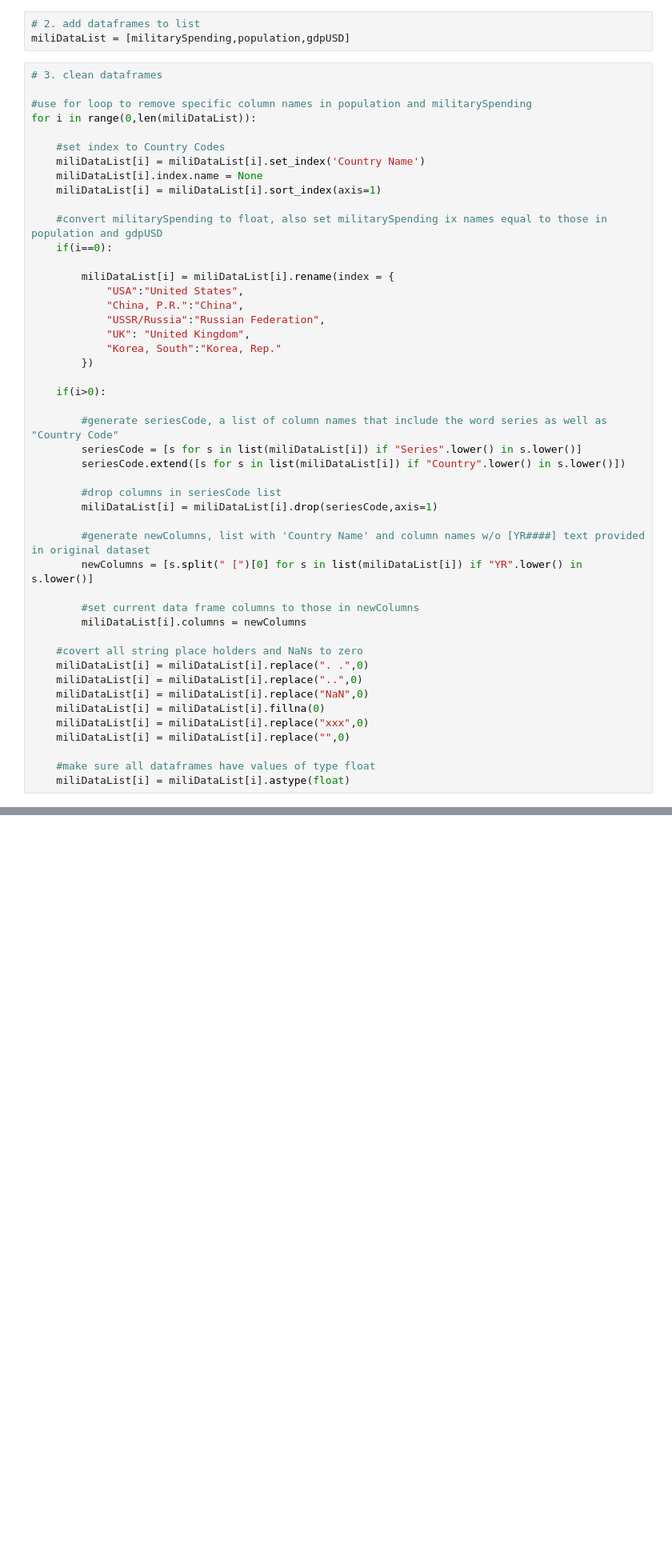
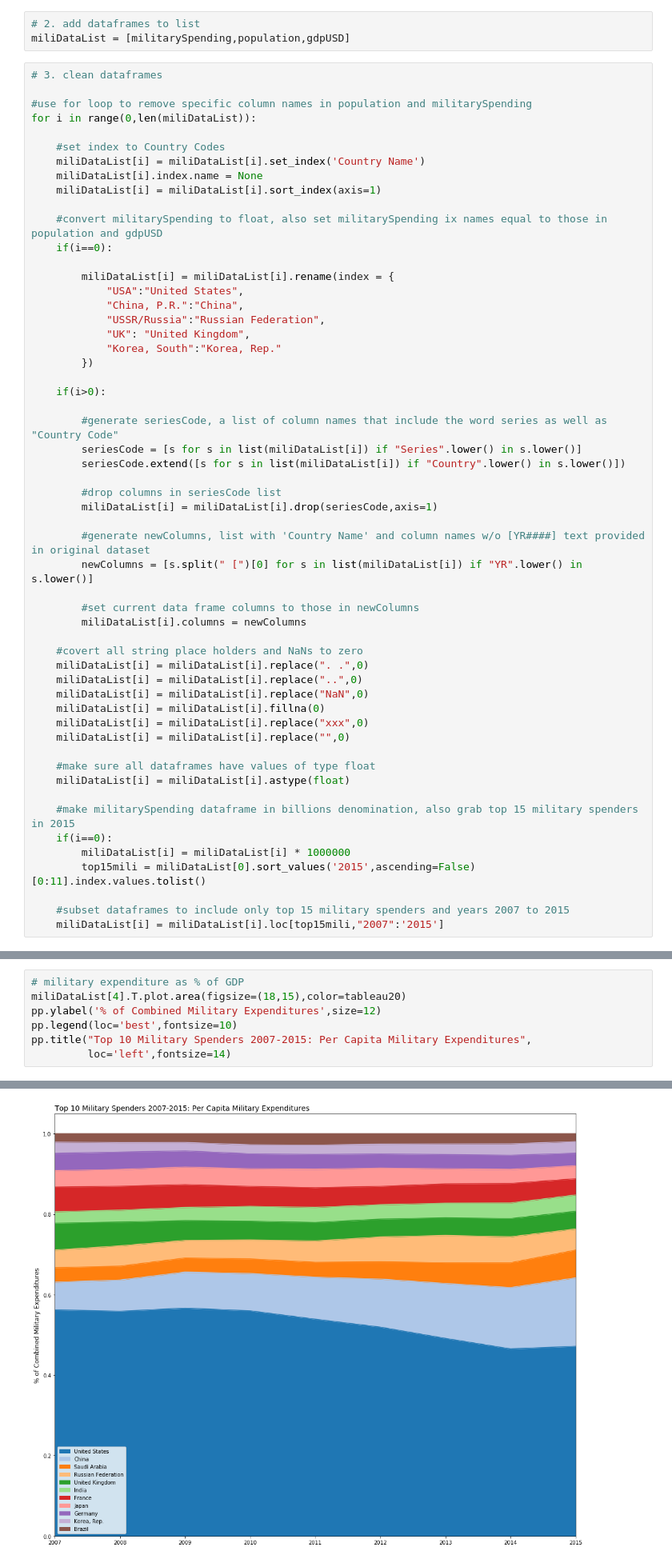
Before and after one commit to maxgrossman/minemilitaries, a Jupyter notebook: minemilitaries.ipynb, the cells around one changed output, grey strips where cells are left out. Shown at 80% size. Cells and saved outputs as stored; diff of their text form; blank space fills up the shorter version.

```diff
--- a/minemilitaries.ipynb
+++ b/minemilitaries.ipynb
@@ -80,3 +86,11 @@ for i in range(0,len(miliDataList)):
 
     #make sure all dataframes have values of type float
     miliDataList[i] = miliDataList[i].astype(float)
+
+    #make militarySpending dataframe in billions denomination, also grab top 15 military spenders in 2015
+    if(i==0):
+        miliDataList[i] = miliDataList[i] * 1000000
+        top15mili = miliDataList[0].sort_values('2015',ascending=False)[0:11].index.values.tolist()
+
+    #subset dataframes to include only top 15 military spenders and years 2007 to 2015
+    miliDataList[i] = miliDataList[i].loc[top15mili,"2007":'2015']
@@ -112,0 +170,8 @@ Turkey              7.890000e+11  8.230000e+11  7.990000e+11  7.180000e+11
+# %%
+# military expenditure as % of GDP
+miliDataList[4].T.plot.area(figsize=(18,15),color=tableau20)
+pp.ylabel('% of Combined Military Expenditures',size=12)
+pp.legend(loc='best',fontsize=10)
+pp.title("Top 10 Military Spenders 2007-2015: Per Capita Military Expenditures",
+         loc='left',fontsize=14)
+# %% [output]
@@ -112,0 +179 @@ Turkey              7.890000e+11  8.230000e+11  7.990000e+11  7.180000e+11
+[figure, added]
```
Also changed, not shown: parts of 14 cells of this notebook, 1 other file.
